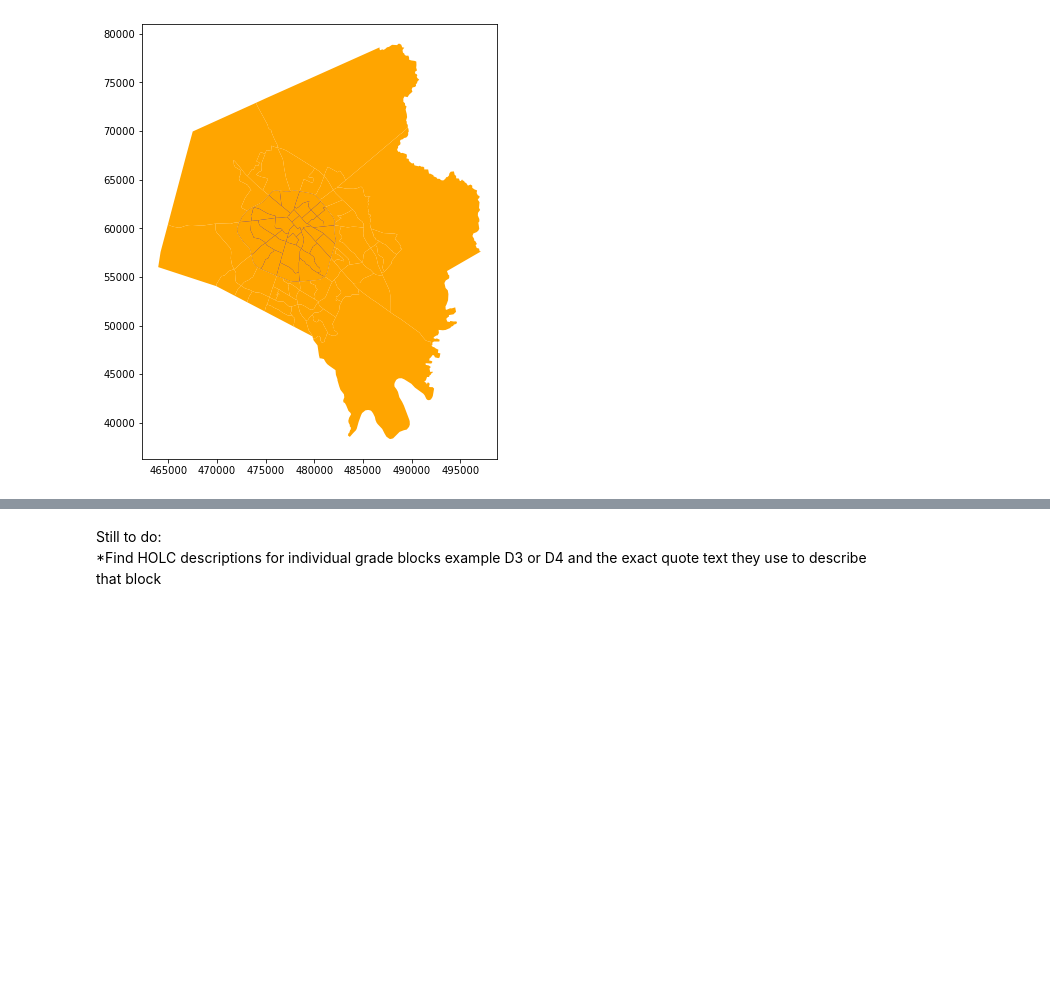
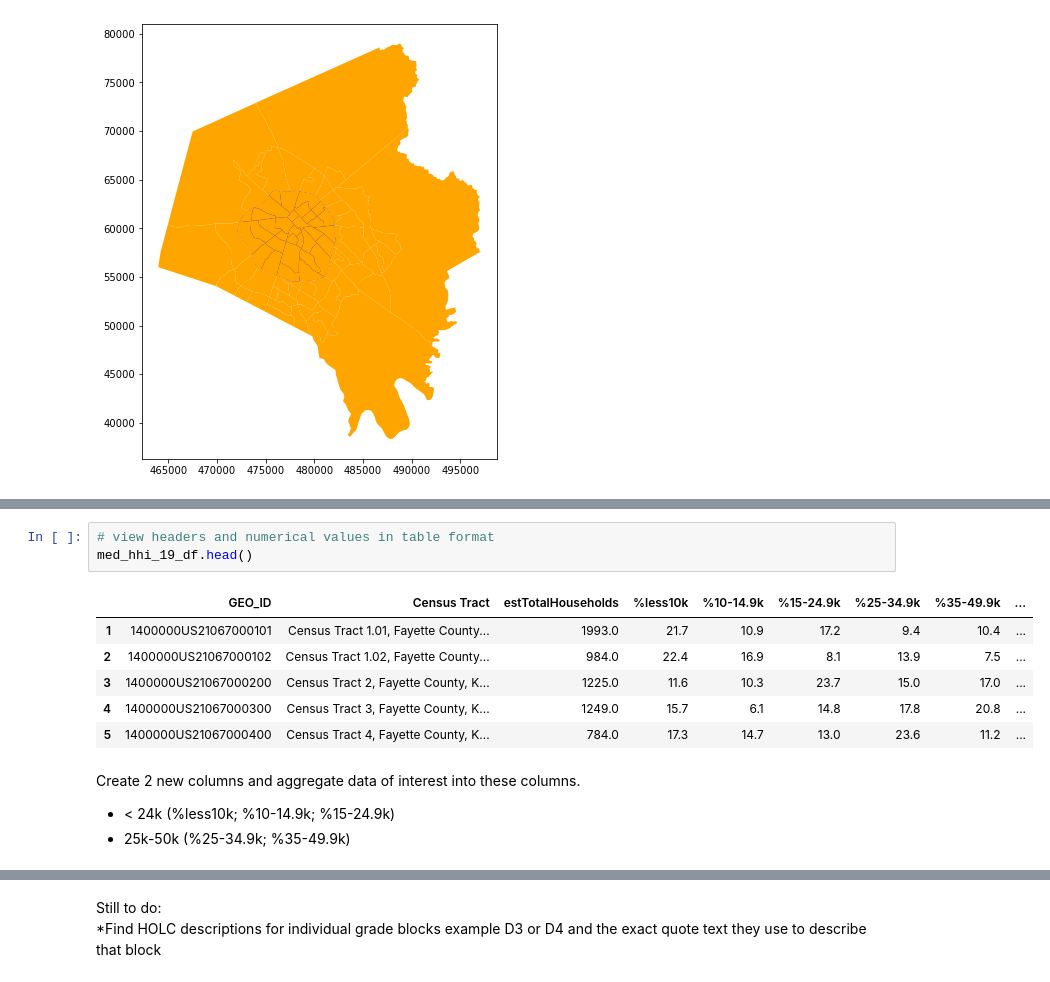
Before and after one commit to RCRamsey/map698-redlining-wealth-health-lexington, a Jupyter notebook: notebooks/lex-redlined-wealth.ipynb, the cells around one changed output, grey strips where cells are left out. Saved outputs shown, nothing was run; the diff lists cells and outputs as text; blank space fills up the shorter version.

```diff
--- a/notebooks/lex-redlined-wealth.ipynb
+++ b/notebooks/lex-redlined-wealth.ipynb
@@ -1075,0 +1235,14 @@ memory usage: 11.9+ KB
+# %%
+# view headers and numerical values in table format
+med_hhi_19_df.head()
+# %% [output]
+|  | GEO_ID | Census Tract | estTotalHouseholds | %less10k | %10-14.9k | %15-24.9k | %25-34.9k | %35-49.9k | ... |
+| 1 | 1400000US21067000101 | Census Tract 1.01, Fayette County... | 1993.0 | 21.7 | 10.9 | 17.2 | 9.4 | 10.4 | ... |
+| 2 | 1400000US21067000102 | Census Tract 1.02, Fayette County... | 984.0 | 22.4 | 16.9 | 8.1 | 13.9 | 7.5 | ... |
+| 3 | 1400000US21067000200 | Census Tract 2, Fayette County, K... | 1225.0 | 11.6 | 10.3 | 23.7 | 15.0 | 17.0 | ... |
+| 4 | 1400000US21067000300 | Census Tract 3, Fayette County, K... | 1249.0 | 15.7 | 6.1 | 14.8 | 17.8 | 20.8 | ... |
+| 5 | 1400000US21067000400 | Census Tract 4, Fayette County, K... | 784.0 | 17.3 | 14.7 | 13.0 | 23.6 | 11.2 | ... |
+# %% [markdown]
+Create 2 new columns and aggregate data of interest into these columns.
+- < 24k (%less10k; %10-14.9k; %15-24.9k)
+- 25k-50k (%25-34.9k; %35-49.9k)
```
Also changed, not shown: parts of 147 cells of this notebook.
